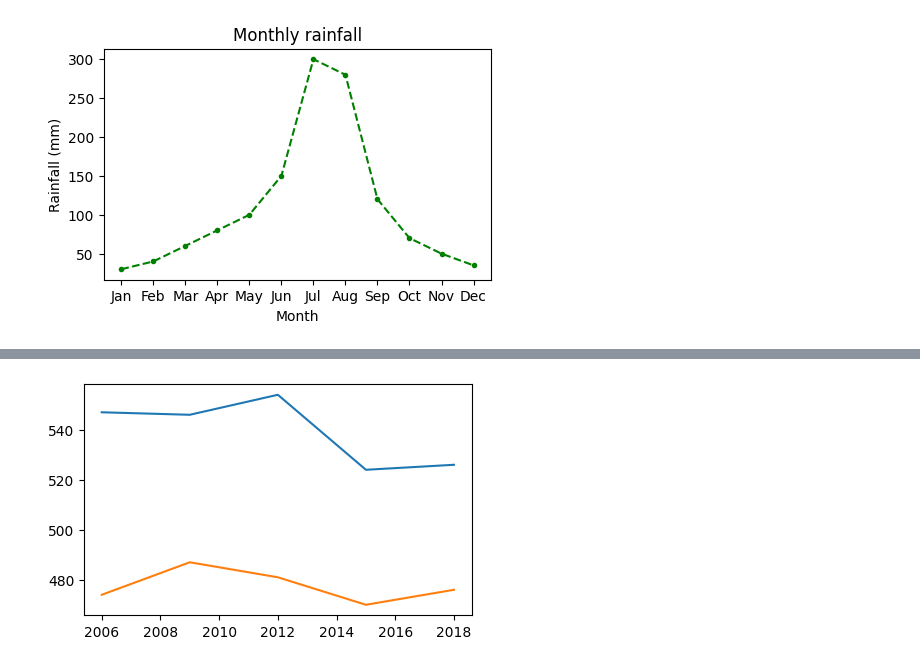
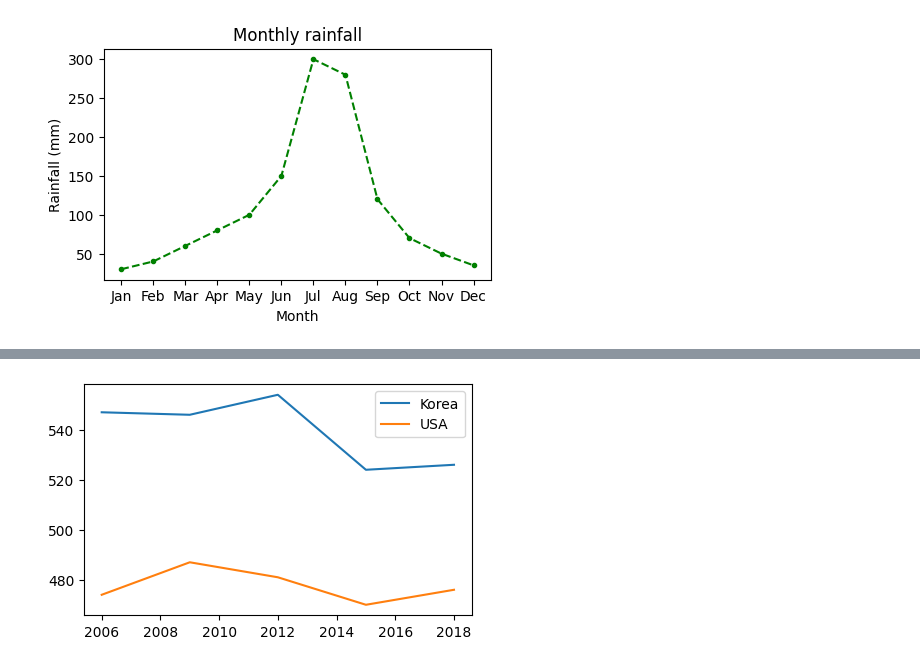
Before and after one commit to baegopa-bab/AIpython, a Jupyter notebook: 250502.ipynb, the cells around one changed output, grey strips where cells are left out. Drawn from its saved outputs; the diff is of its cells as text; code cells hidden in the pictures.

```diff
--- a/250502.ipynb
+++ b/250502.ipynb
@@ -297,13 +308,14 @@ IndexError: list index out of range
 # %%
 import matplotlib.pyplot as plt
 
 year = [2006, 2009, 2012, 2015, 2018]
 kor = [547, 546, 554, 524, 526]
 usa = [474, 487, 481, 470, 476]
 
 plt.figure(figsize=(5,3))
 plt.plot(year, kor, label='Korea')
 plt.plot(year, usa, label='USA')
+plt.legend()
 plt.show()
 # %% [output]
-[figure, old version]
+[figure, new version]
```
Also changed, not shown: parts of 7 cells of this notebook.
